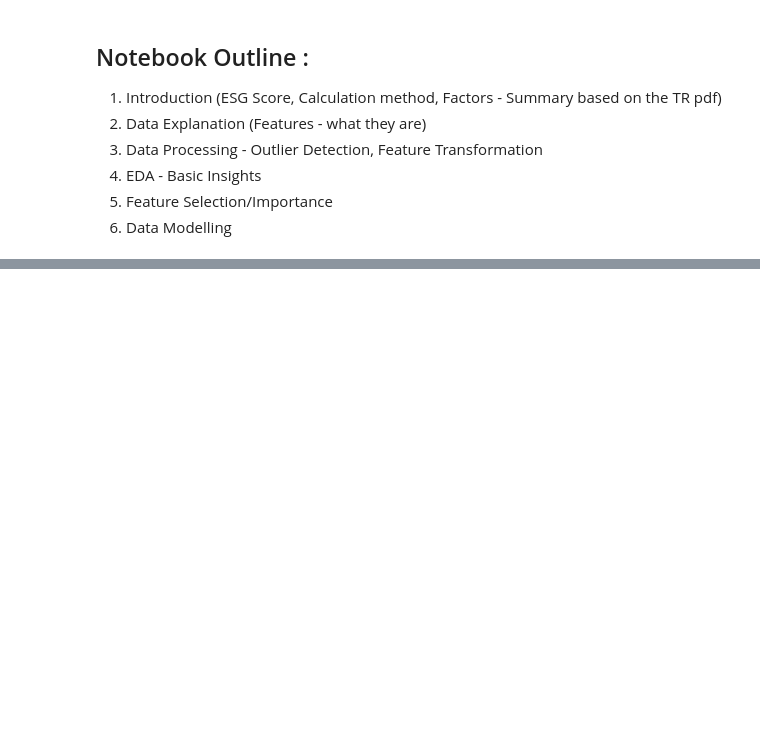
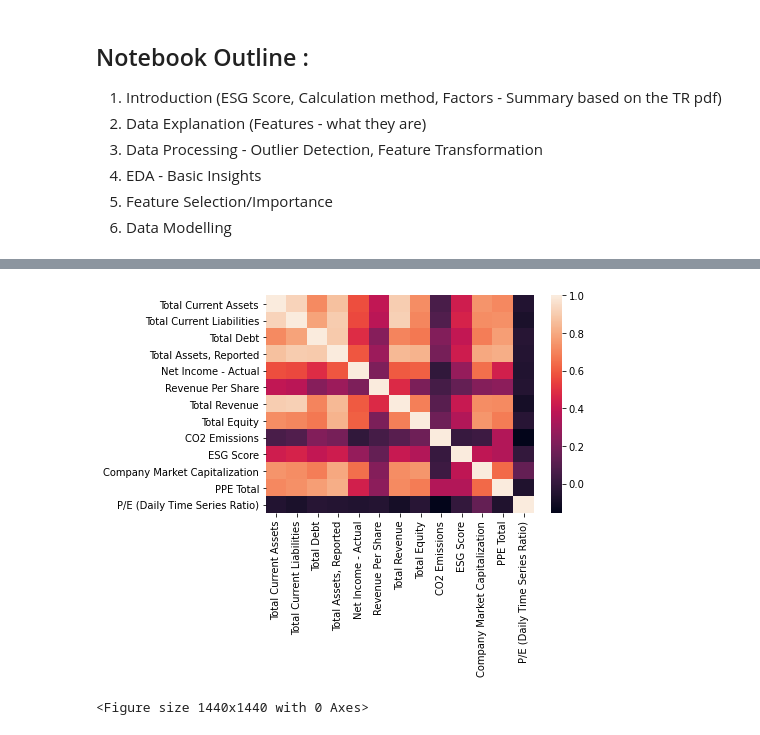
Before and after one commit to sprabhu4/SP_ESG_Pred, a Jupyter notebook: Code.ipynb, the cells around one changed output, grey strips where cells are left out. Cells and saved outputs as stored; diff of their text form; code cells hidden in the pictures; blank space fills up the shorter version.

```diff
--- a/Code.ipynb
+++ b/Code.ipynb
@@ -50,0 +157,8 @@ df_ID.head()
+# %%
+cormat = df_firm[columns].corr()
+sns.heatmap(cormat)
+plt.figure(figsize=(20,20))
+plt.show()
+# %% [output]
+[figure, added]
+<Figure size 1440x1440 with 0 Axes>
```
Also changed, not shown: parts of 22 cells of this notebook.
